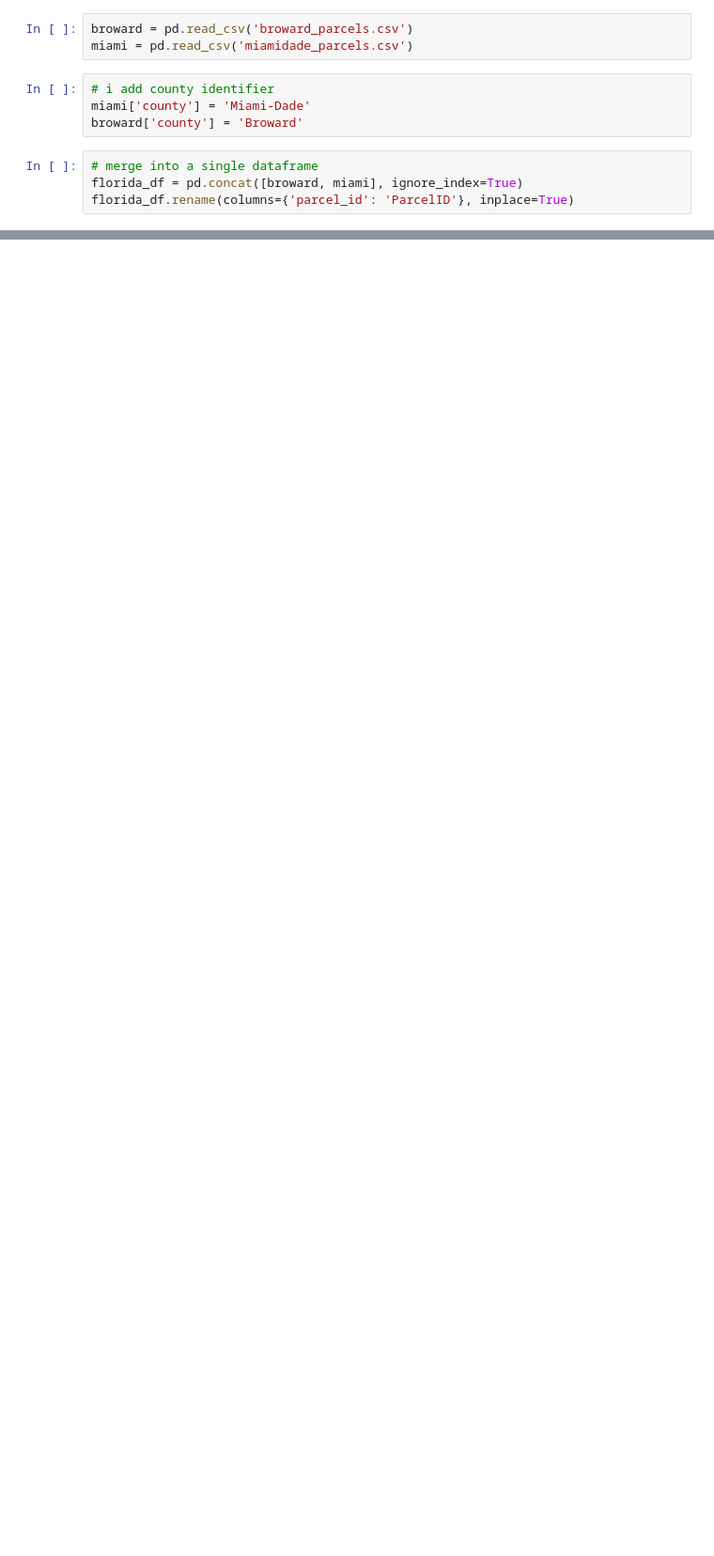
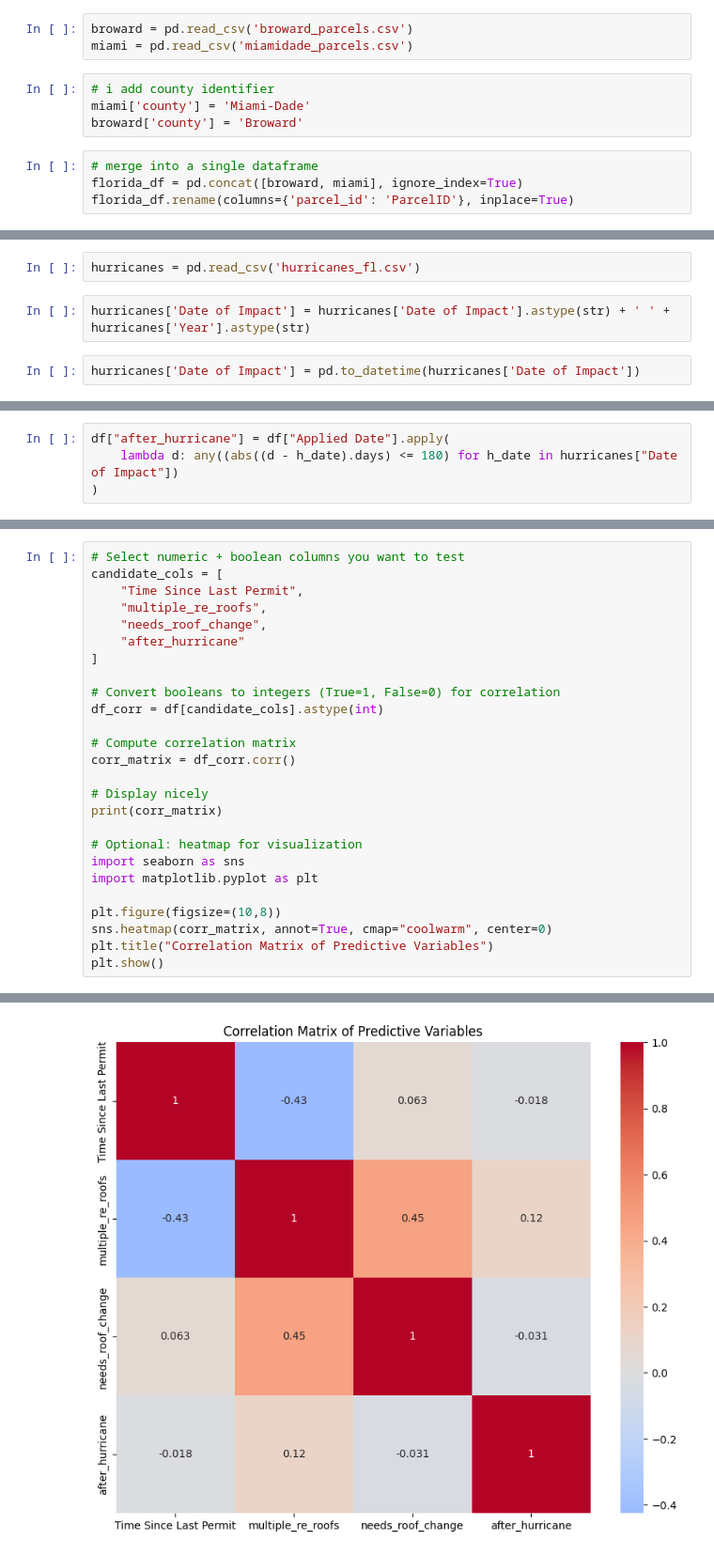
Before and after one commit to Fernando-Cortes-Renteria/DataMiningProject, a Jupyter notebook: main.ipynb, the cells around one changed output, grey strips where cells are left out. Shown at 94% size. Saved outputs shown, nothing was run; the diff lists cells and outputs as text; blank space fills up the shorter version.

```diff
--- a/main.ipynb
+++ b/main.ipynb
@@ -208,0 +465,6 @@ cal
+# %%
+hurricanes = pd.read_csv('hurricanes_fl.csv')
+# %%
+hurricanes['Date of Impact'] = hurricanes['Date of Impact'].astype(str) + ' ' + hurricanes['Year'].astype(str)
+# %%
+hurricanes['Date of Impact'] = pd.to_datetime(hurricanes['Date of Impact'])
@@ -208,0 +485,4 @@ cal
+# %%
+df["after_hurricane"] = df["Applied Date"].apply(
+    lambda d: any((abs((d - h_date).days) <= 180) for h_date in hurricanes["Date of Impact"])
+)
@@ -208,0 +491,27 @@ cal
+# %%
+# Select numeric + boolean columns you want to test
+candidate_cols = [
+    "Time Since Last Permit",
+    "multiple_re_roofs",
+    "needs_roof_change",
+    "after_hurricane"
+]
+
+# Convert booleans to integers (True=1, False=0) for correlation
+df_corr = df[candidate_cols].astype(int)
+
+# Compute correlation matrix
+corr_matrix = df_corr.corr()
+
+# Display nicely
+print(corr_matrix)
+
+# Optional: heatmap for visualization
+import seaborn as sns
+import matplotlib.pyplot as plt
+
+plt.figure(figsize=(10,8))
+sns.heatmap(corr_matrix, annot=True, cmap="coolwarm", center=0)
+plt.title("Correlation Matrix of Predictive Variables")
+plt.show()
+# %% [output]
@@ -208,0 +523 @@ cal
+[figure, added]
```
Also changed, not shown: parts of 104 cells of this notebook.
